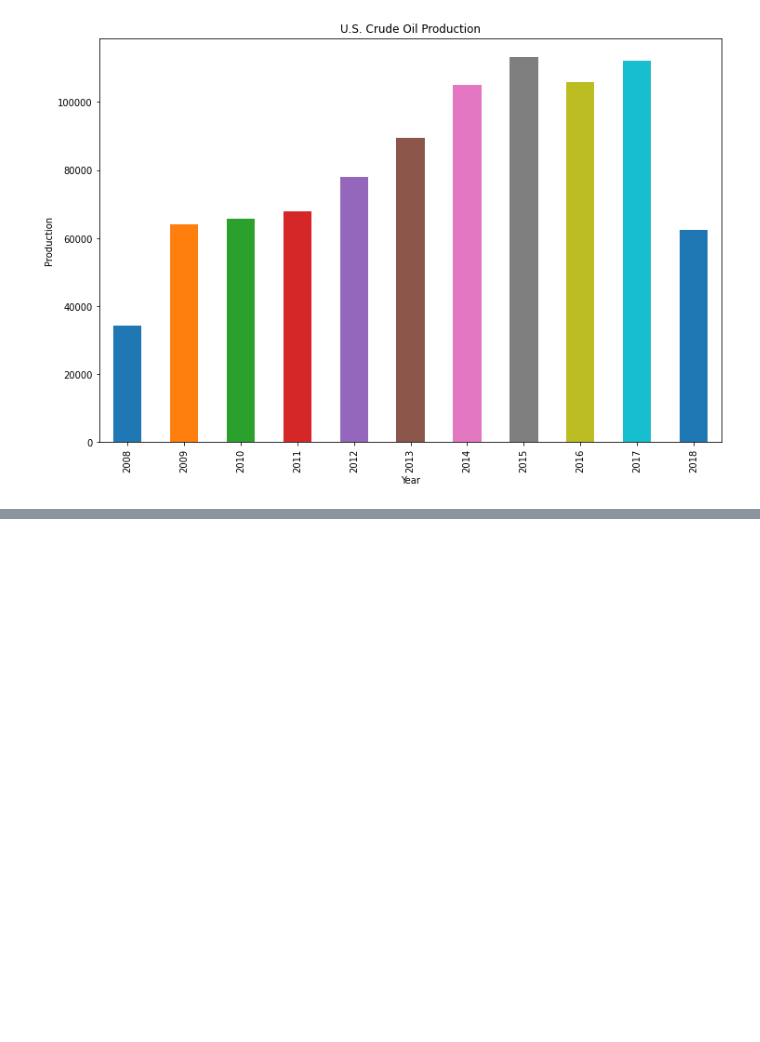
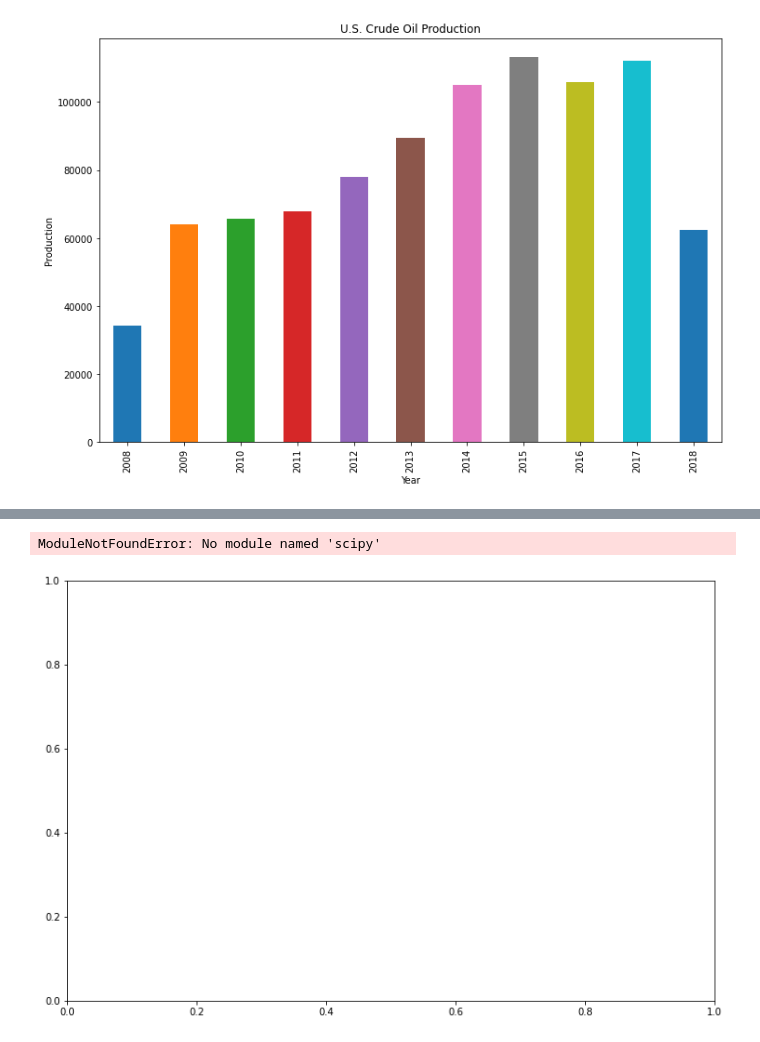
Before and after one commit to aaali-software/data-science-starter, a Jupyter notebook: notebooks/data-science-starter.ipynb, the cells around one changed output, grey strips where cells are left out. Drawn from its saved outputs; the diff is of its cells as text; code cells hidden in the pictures; blank space fills up the shorter version.

```diff
--- a/notebooks/data-science-starter.ipynb
+++ b/notebooks/data-science-starter.ipynb
@@ -247,0 +323,10 @@ Text(0.5, 1.0, 'U.S. Crude Oil Production')
+# %%
+mean_prod_df['Production'].plot.kde(figsize=(12,8))
+
+plt.title('U.S. Oil Production June 2008 to June 2018')
+plt.xlabel('Oil Production')
+
+plt.show()
+# %% [output]
+ModuleNotFoundError: No module named 'scipy'
+[figure, added]
```
Also changed, not shown: parts of 4 cells of this notebook.
